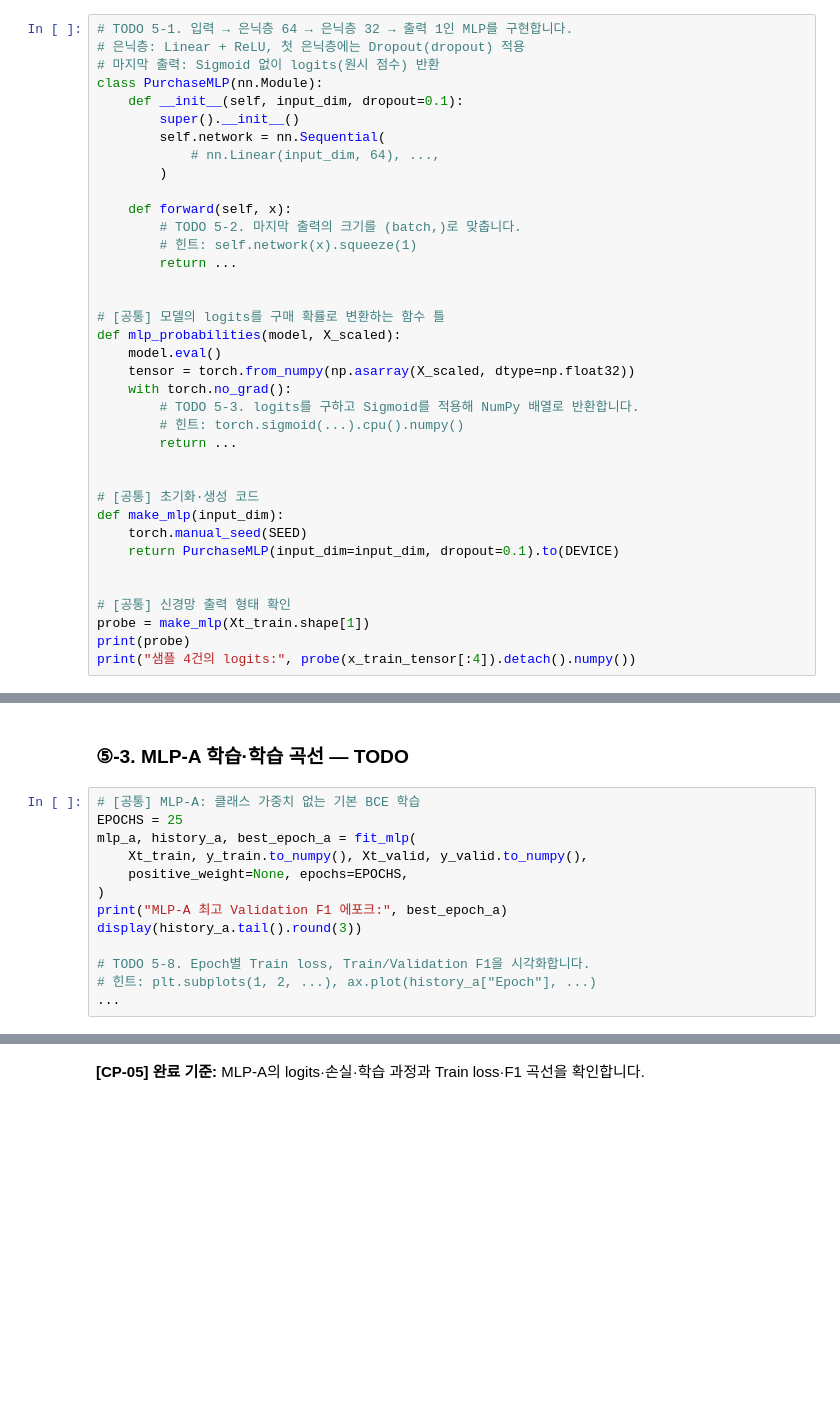
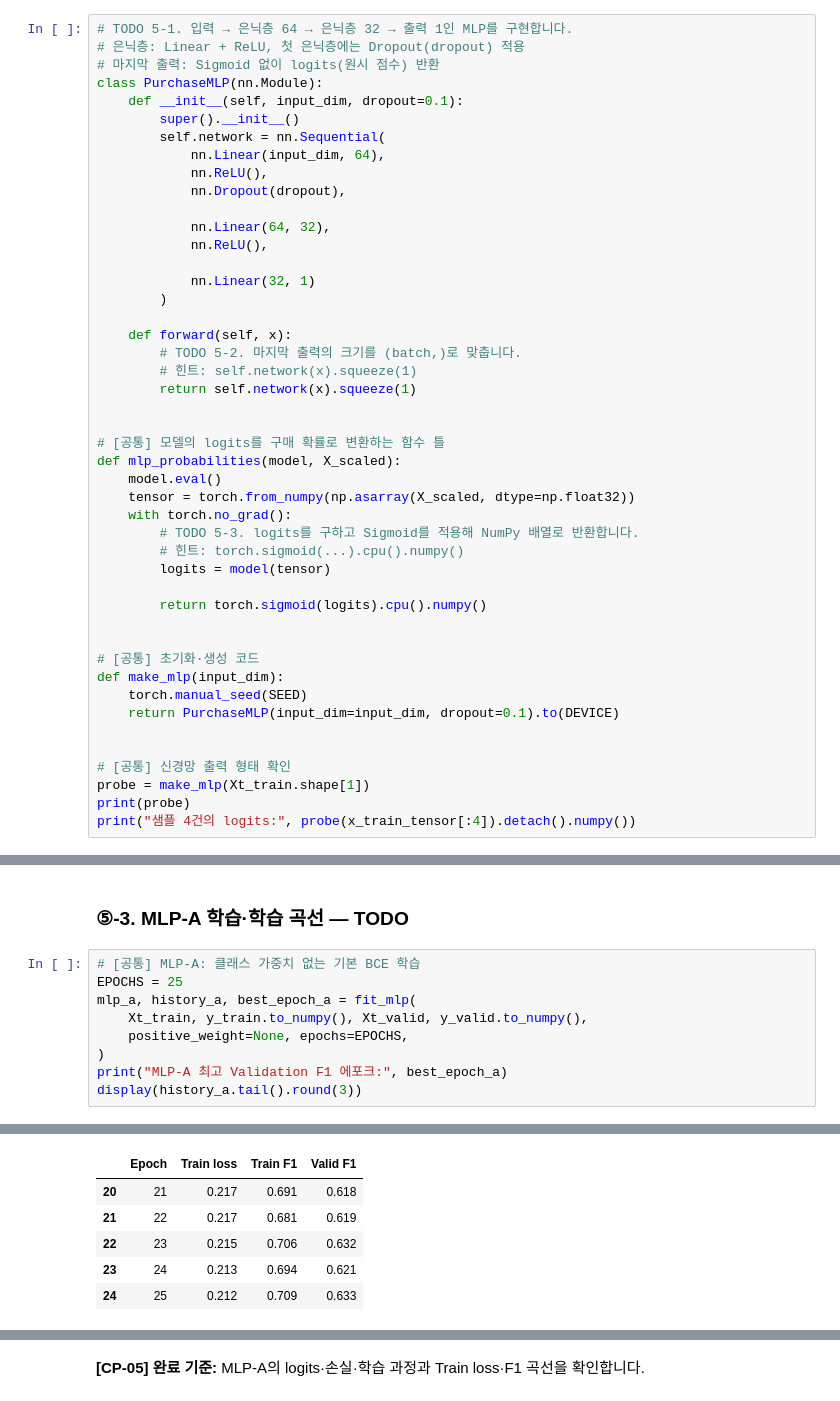
Before and after one commit to Kim-ms/ai-mini-projects, a Jupyter notebook: mini-project-01/code/02_classification_online_shopping.ipynb, the cells around one changed output, grey strips where cells are left out. Drawn from its saved outputs; the diff is of its cells as text; blank space fills up the shorter version.

```diff
--- a/mini-project-01/code/02_classification_online_shopping.ipynb
+++ b/mini-project-01/code/02_classification_online_shopping.ipynb
@@ -576,13 +576,20 @@ class PurchaseMLP(nn.Module):
     def __init__(self, input_dim, dropout=0.1):
         super().__init__()
         self.network = nn.Sequential(
-            # nn.Linear(input_dim, 64), ...,
+            nn.Linear(input_dim, 64),
+            nn.ReLU(),
+            nn.Dropout(dropout),
+
+            nn.Linear(64, 32),
+            nn.ReLU(),
+
+            nn.Linear(32, 1)
         )
 
     def forward(self, x):
         # TODO 5-2. 마지막 출력의 크기를 (batch,)로 맞춥니다.
         # 힌트: self.network(x).squeeze(1)
-        return ...
+        return self.network(x).squeeze(1)
 
 
 # [공통] 모델의 logits를 구매 확률로 변환하는 함수 틀
@@ -592,7 +599,9 @@ def mlp_probabilities(model, X_scaled):
     with torch.no_grad():
         # TODO 5-3. logits를 구하고 Sigmoid를 적용해 NumPy 배열로 반환합니다.
         # 힌트: torch.sigmoid(...).cpu().numpy()
-        return ...
+        logits = model(tensor)
+
+        return torch.sigmoid(logits).cpu().numpy()
 
 
 # [공통] 초기화·생성 코드
@@ -687,7 +713,4 @@ mlp_a, history_a, best_epoch_a = fit_mlp(
 )
 print("MLP-A 최고 Validation F1 에포크:", best_epoch_a)
 display(history_a.tail().round(3))
-
-# TODO 5-8. Epoch별 Train loss, Train/Validation F1을 시각화합니다.
-# 힌트: plt.subplots(1, 2, ...), ax.plot(history_a["Epoch"], ...)
-...
+# %% [output]
@@ -693,0 +718,6 @@ display(history_a.tail().round(3))
+|  | Epoch | Train loss | Train F1 | Valid F1 |
+| 20 | 21 | 0.217 | 0.691 | 0.618 |
+| 21 | 22 | 0.217 | 0.681 | 0.619 |
+| 22 | 23 | 0.215 | 0.706 | 0.632 |
+| 23 | 24 | 0.213 | 0.694 | 0.621 |
+| 24 | 25 | 0.212 | 0.709 | 0.633 |
```
Also changed, not shown: parts of 5 cells of this notebook, 1 other file.
